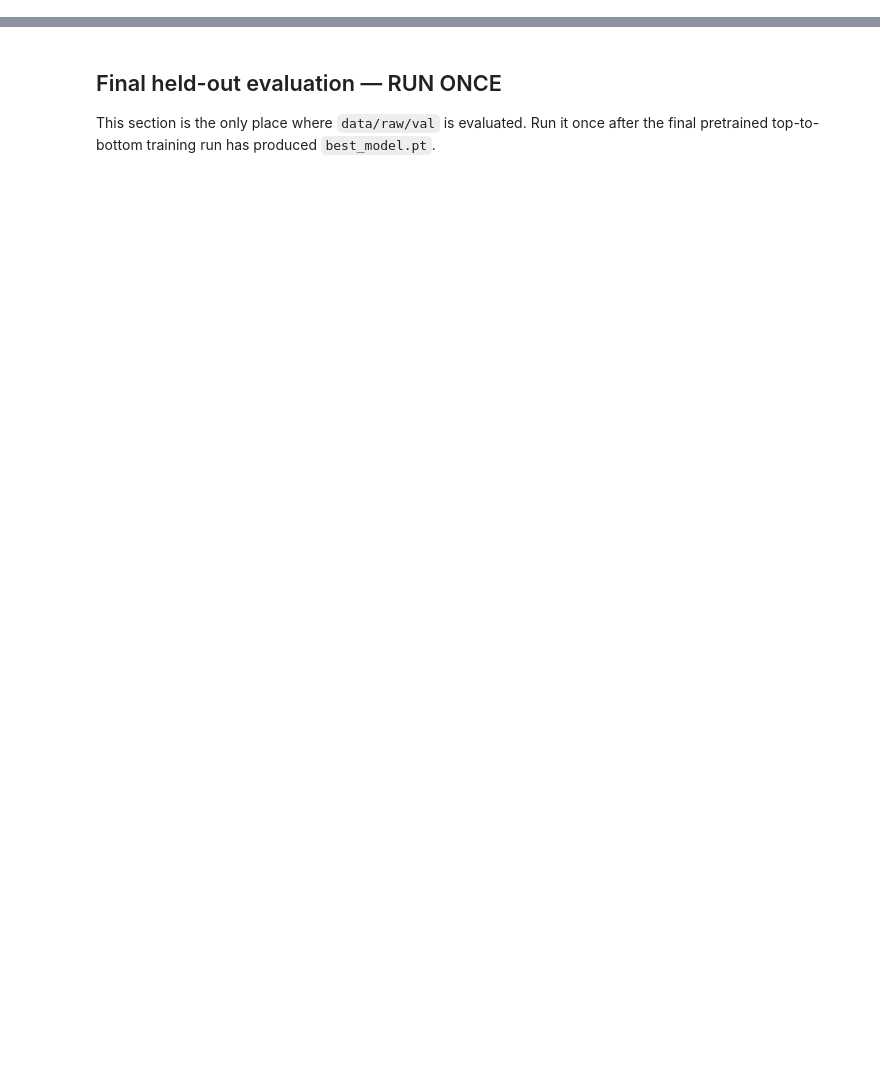
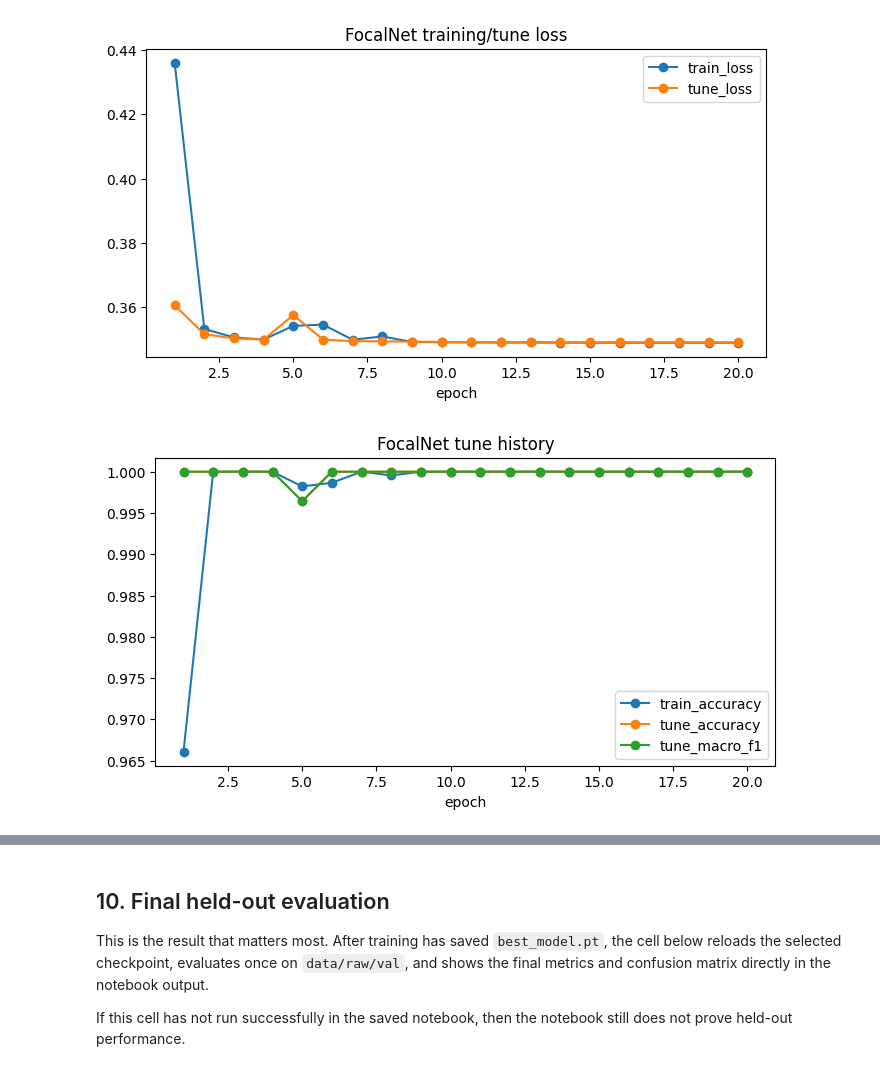
Before and after one commit to JoshDui/CSC3109_Project, a Jupyter notebook: notebooks/06_focalnet_training_and_evaluation.ipynb, the cells around one changed output, grey strips where cells are left out. Saved outputs shown, nothing was run; the diff lists cells and outputs as text; code cells hidden in the pictures; blank space fills up the shorter version.

```diff
--- a/notebooks/06_focalnet_training_and_evaluation.ipynb
+++ b/notebooks/06_focalnet_training_and_evaluation.ipynb
@@ -363,5 +800,28 @@ print(f'Best tune macro-F1: {best_macro_f1:.4f}')
 # %%
+run_config_path = OUTPUT_DIR / 'run_config.json'
+checkpoint_path = OUTPUT_DIR / 'best_model.pt'
 history_path = OUTPUT_DIR / 'history.csv'
+
+summary_row = {}
+if run_config_path.exists():
+    saved_run_config = json.loads(run_config_path.read_text(encoding='utf-8'))
+    summary_row.update({
+        'run_id': saved_run_config.get('run_id'),
+        'run_started_at_utc': saved_run_config.get('created_at_utc'),
+        'model_name': saved_run_config.get('model_name'),
+        'epochs_requested': saved_run_config.get('epochs_to_run'),
+    })
+if checkpoint_path.exists():
+    checkpoint = torch.load(checkpoint_path, map_location='cpu', weights_only=False)
+    summary_row.update({
+        'best_checkpoint_epoch': int(checkpoint['epoch']),
+        'selection_reason': checkpoint.get('selection_reason'),
+        'best_tune_macro_f1': float(checkpoint['metrics']['macro_f1']),
+        'best_tune_loss': float(checkpoint.get('tune_loss', float('nan'))),
+    })
+if summary_row:
+    display(pd.DataFrame([summary_row]))
+
 if history_path.exists():
     history_df = pd.read_csv(history_path)
     display(history_df)
@@ -375,3 +835,4 @@ if history_path.exists():
 cm_path = OUTPUT_DIR / 'best_tune_confusion_matrix.png'
 if cm_path.exists():
     display(Image.open(cm_path))
+# %% [output]
@@ -377,0 +858,2 @@ if cm_path.exists():
+[figure, added]
+[figure, added]
@@ -378,5 +861,7 @@ if cm_path.exists():
 # %% [markdown]
-## Final held-out evaluation — RUN ONCE
+## 10. Final held-out evaluation
 
-This section is the only place where `data/raw/val` is evaluated. Run it once after the final pretrained top-to-bottom training run has produced `best_model.pt`.
+This is the result that matters most. After training has saved `best_model.pt`, the cell below reloads the selected checkpoint, evaluates once on `data/raw/val`, and shows the final metrics and confusion matrix directly in the notebook output.
+
+If this cell has not run successfully in the saved notebook, then the notebook still does not prove held-out performance.
 # %%
```
Also changed, not shown: parts of 37 cells of this notebook, 2 other files.
